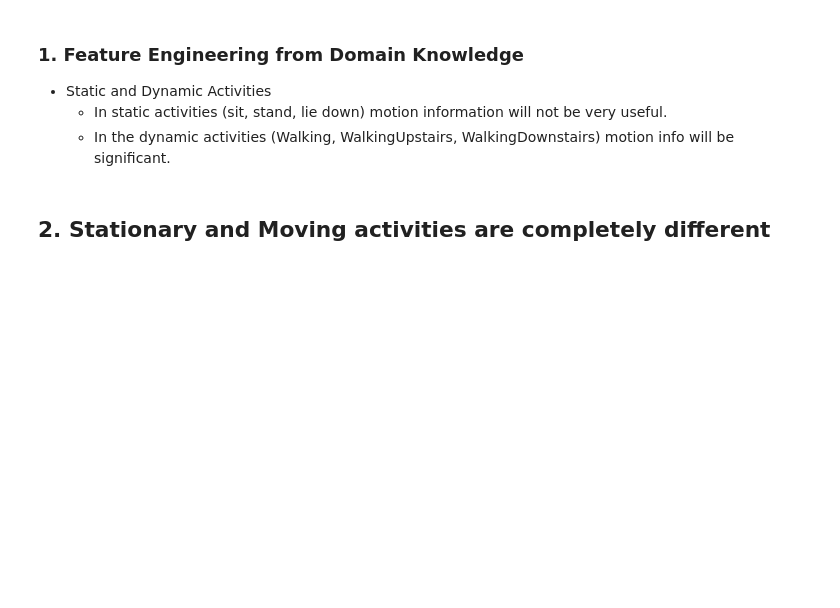
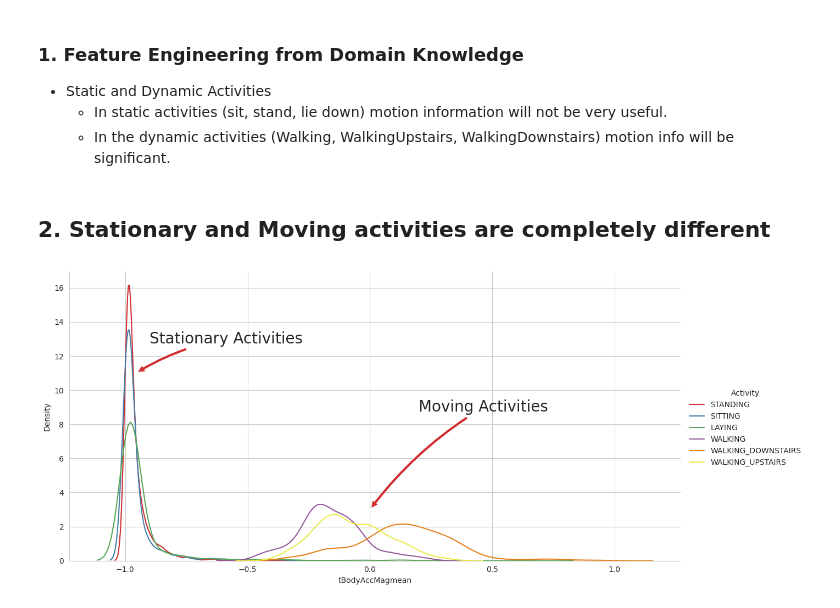
Before and after one commit to vividbaek/DataAnalysis, a Jupyter notebook: smartphone/Transcription_2 - Kaggle By MISHRA.ipynb, the cells around one changed output. Cells and saved outputs as stored; diff of their text form; code cells hidden in the pictures; blank space fills up the shorter version.

Commit message:
[백형준] kdeplot 진행중

```diff
--- a/smartphone/Transcription_2 - Kaggle By MISHRA.ipynb
+++ b/smartphone/Transcription_2 - Kaggle By MISHRA.ipynb
@@ -136,6 +136,21 @@ test.to_csv('f_test.csv', index = False)
     - In the dynamic activities (Walking, WalkingUpstairs, WalkingDownstairs) motion info will be significant.
 # %% [markdown]
 ## 2. Stationary and Moving activities are completely different
-# %%
-sns.set_palette("Set1", desat = 0.89)
-facetgrid = sns.FacetGrid(train, hue = 'Activity', size = 6, aspect = 2)
+# %%
+'''
+Kdeplot은 Kernel Density Estimation이며, 커널 함수를 이용하여 히스토그램의 단점이었던 불확실한 분포를 해결하여 분포의 추정값을 보여줌. 추정 분포를 선으로 표현한 그래프이기 때문에 히스토그램을 smotthing한 그래프
+
+'''
+sns.set_palette("Set1", desat=0.80)
+facetgrid = sns.FacetGrid(train, hue='Activity', height=6,aspect=2)
+facetgrid.map(sns.kdeplot, 'tBodyAccMagmean').add_legend()
+plt.annotate("Stationary Activities", xy=(-0.956, 11), xytext=(-0.9, 13), size=20,\
+            va='center', ha='left',\
+            arrowprops=dict(arrowstyle="simple",connectionstyle="arc3,rad=0.1"))
+
+plt.annotate("Moving Activities", xy=(0,3), xytext=(0.2, 9), size=20,\
+            va='center', ha='left',\
+            arrowprops=dict(arrowstyle="simple",connectionstyle="arc3,rad=0.1"))
+plt.show()
+# %% [output]
+[figure, added]
```
Also changed, not shown: parts of 4 cells of this notebook.
